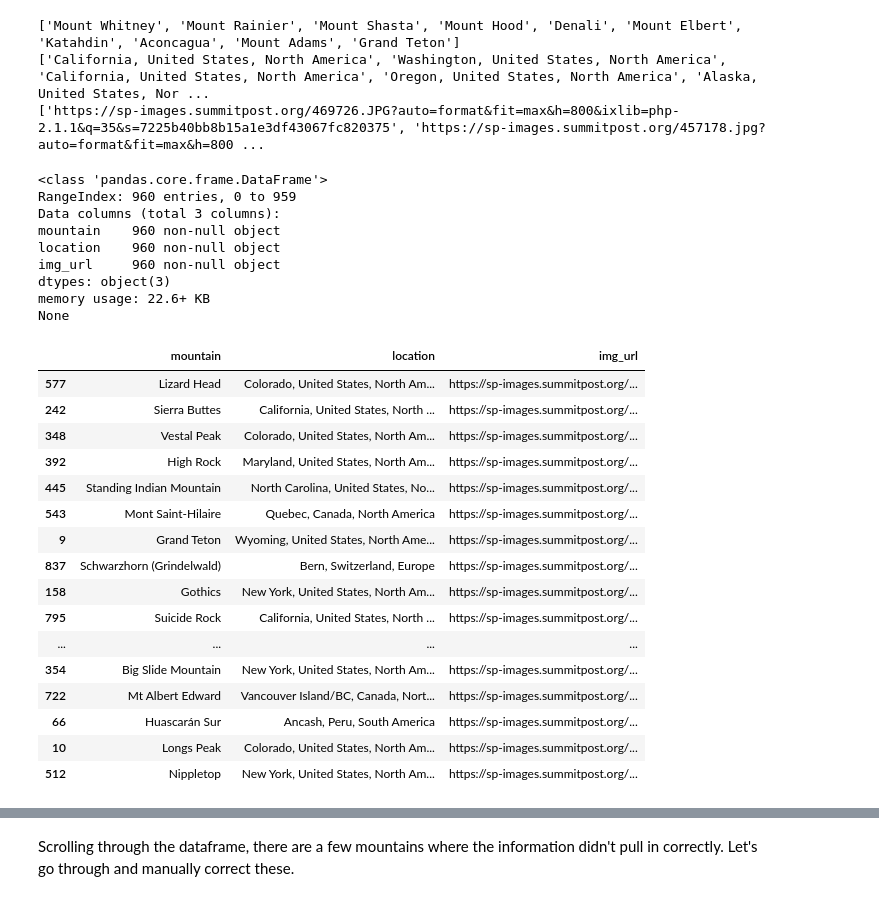
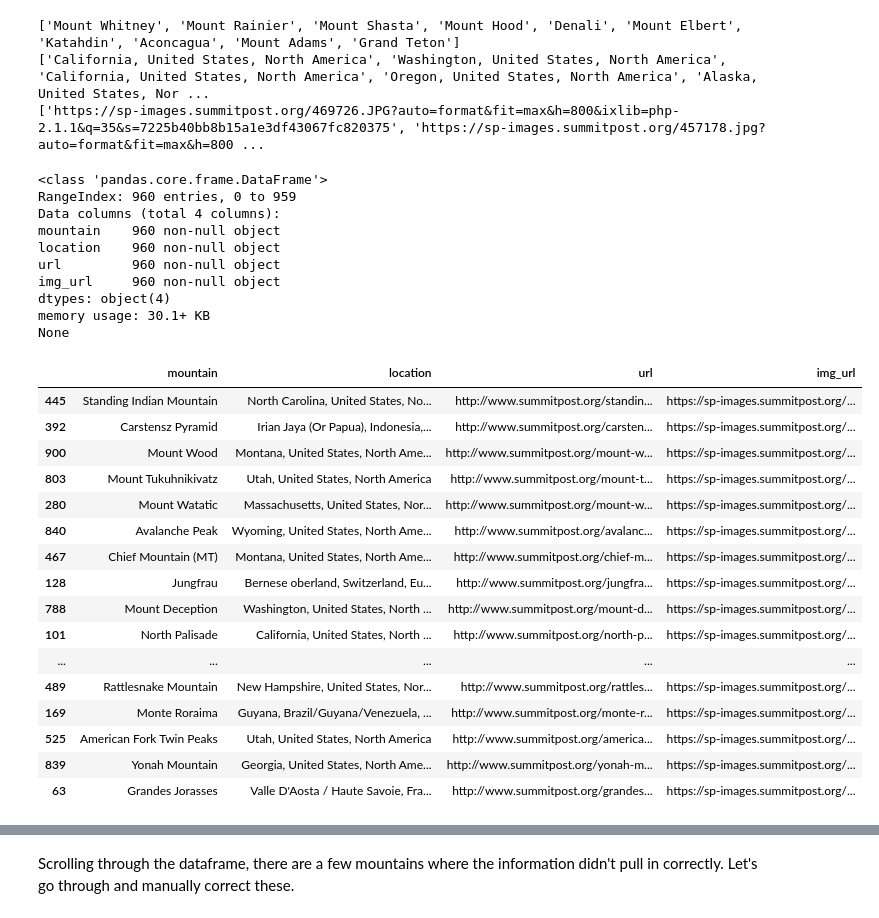
Before and after one commit to huangee/summit_post, a Jupyter notebook: 1_get_data_mountains.ipynb, the cells around one changed output, grey strips where cells are left out. Saved outputs shown, nothing was run; the diff lists cells and outputs as text; code cells hidden in the pictures.

```diff
--- a/1_get_data_mountains.ipynb
+++ b/1_get_data_mountains.ipynb
@@ -126,36 +126,37 @@ print(img_urls[:10])
 ['California, United States, North America', 'Washington, United States, North America', 'California, United States, North America', 'Oregon, United States, North America', 'Alaska, United States, Nor ...
 ['https://sp-images.summitpost.org/469726.JPG?auto=format&fit=max&h=800&ixlib=php-2.1.1&q=35&s=7225b40bb8b15a1e3df43067fc820375', 'https://sp-images.summitpost.org/457178.jpg?auto=format&fit=max&h=800 ...
 # %%
-df_mtn_loc = pd.DataFrame({'mountain': mountains, 'location': locations, 'img_url': img_urls})
+df_mtn_loc = pd.DataFrame({'mountain': mountains, 'location': locations, 'url': mtn_urls, 'img_url': img_urls})
 print(df_mtn_loc.info())
 df_mtn_loc.sample(20)
 # %% [output]
 <class 'pandas.core.frame.DataFrame'>
 RangeIndex: 960 entries, 0 to 959
-Data columns (total 3 columns):
+Data columns (total 4 columns):
 mountain    960 non-null object
 location    960 non-null object
+url         960 non-null object
 img_url     960 non-null object
-dtypes: object(3)
-memory usage: 22.6+ KB
+dtypes: object(4)
+memory usage: 30.1+ KB
 None
-|  | mountain | location | img_url |
-| 577 | Lizard Head | Colorado, United States, North Am... | https://sp-images.summitpost.org/... |
-| 242 | Sierra Buttes | California, United States, North ... | https://sp-images.summitpost.org/... |
-| 348 | Vestal Peak | Colorado, United States, North Am... | https://sp-images.summitpost.org/... |
-| 392 | High Rock | Maryland, United States, North Am... | https://sp-images.summitpost.org/... |
-| 445 | Standing Indian Mountain | North Carolina, United States, No... | https://sp-images.summitpost.org/... |
-| 543 | Mont Saint-Hilaire | Quebec, Canada, North America | https://sp-images.summitpost.org/... |
-| 9 | Grand Teton | Wyoming, United States, North Ame... | https://sp-images.summitpost.org/... |
-| 837 | Schwarzhorn (Grindelwald) | Bern, Switzerland, Europe | https://sp-images.summitpost.org/... |
-| 158 | Gothics | New York, United States, North Am... | https://sp-images.summitpost.org/... |
-| 795 | Suicide Rock | California, United States, North ... | https://sp-images.summitpost.org/... |
-| ... | ... | ... | ... |
-| 354 | Big Slide Mountain | New York, United States, North Am... | https://sp-images.summitpost.org/... |
-| 722 | Mt Albert Edward | Vancouver Island/BC, Canada, Nort... | https://sp-images.summitpost.org/... |
-| 66 | Huascarán Sur | Ancash, Peru, South America | https://sp-images.summitpost.org/... |
-| 10 | Longs Peak | Colorado, United States, North Am... | https://sp-images.summitpost.org/... |
-| 512 | Nippletop | New York, United States, North Am... | https://sp-images.summitpost.org/... |
+|  | mountain | location | url | img_url |
+| 445 | Standing Indian Mountain | North Carolina, United States, No... | http://www.summitpost.org/standin... | https://sp-images.summitpost.org/... |
+| 392 | Carstensz Pyramid | Irian Jaya (Or Papua), Indonesia,... | http://www.summitpost.org/carsten... | https://sp-images.summitpost.org/... |
+| 900 | Mount Wood | Montana, United States, North Ame... | http://www.summitpost.org/mount-w... | https://sp-images.summitpost.org/... |
+| 803 | Mount Tukuhnikivatz | Utah, United States, North America | http://www.summitpost.org/mount-t... | https://sp-images.summitpost.org/... |
+| 280 | Mount Watatic | Massachusetts, United States, Nor... | http://www.summitpost.org/mount-w... | https://sp-images.summitpost.org/... |
+| 840 | Avalanche Peak | Wyoming, United States, North Ame... | http://www.summitpost.org/avalanc... | https://sp-images.summitpost.org/... |
+| 467 | Chief Mountain (MT) | Montana, United States, North Ame... | http://www.summitpost.org/chief-m... | https://sp-images.summitpost.org/... |
+| 128 | Jungfrau | Bernese oberland, Switzerland, Eu... | http://www.summitpost.org/jungfra... | https://sp-images.summitpost.org/... |
+| 788 | Mount Deception | Washington, United States, North ... | http://www.summitpost.org/mount-d... | https://sp-images.summitpost.org/... |
+| 101 | North Palisade | California, United States, North ... | http://www.summitpost.org/north-p... | https://sp-images.summitpost.org/... |
+| ... | ... | ... | ... | ... |
+| 489 | Rattlesnake Mountain | New Hampshire, United States, Nor... | http://www.summitpost.org/rattles... | https://sp-images.summitpost.org/... |
+| 169 | Monte Roraima | Guyana, Brazil/Guyana/Venezuela, ... | http://www.summitpost.org/monte-r... | https://sp-images.summitpost.org/... |
+| 525 | American Fork Twin Peaks | Utah, United States, North America | http://www.summitpost.org/america... | https://sp-images.summitpost.org/... |
+| 839 | Yonah Mountain | Georgia, United States, North Ame... | http://www.summitpost.org/yonah-m... | https://sp-images.summitpost.org/... |
+| 63 | Grandes Jorasses | Valle D'Aosta / Haute Savoie, Fra... | http://www.summitpost.org/grandes... | https://sp-images.summitpost.org/... |
 # %%
 pd.options.display.max_rows = 999
 df_mtn_loc
```
Also changed, not shown: parts of 9 cells of this notebook, 3 other files.
